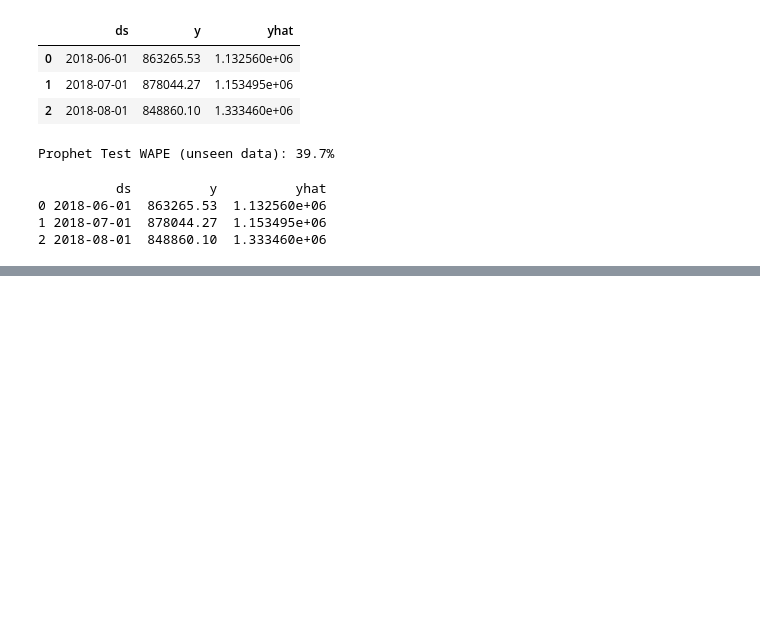
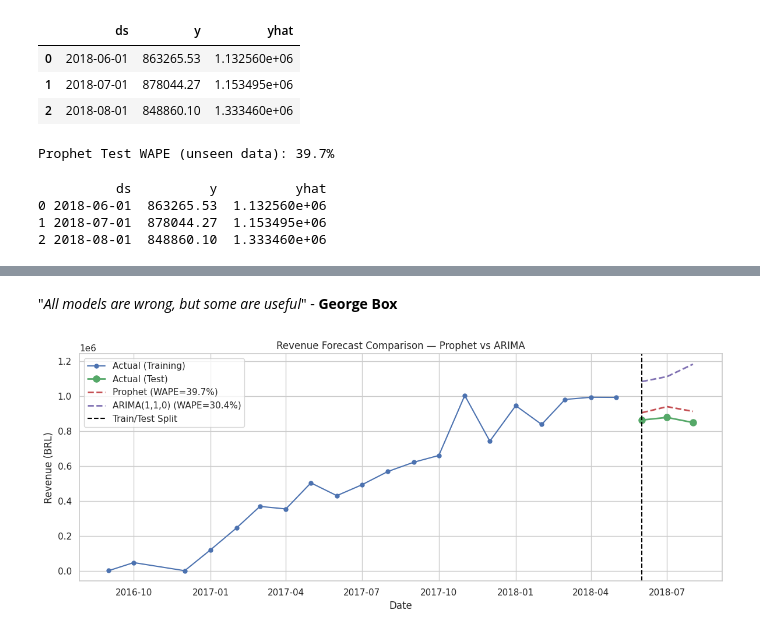
Before and after one commit to SaiShashankG/Olist_Brazilian, a Jupyter notebook: visualization.ipynb, the cells around one changed output, grey strips where cells are left out. Drawn from its saved outputs; the diff is of its cells as text; code cells hidden in the pictures; blank space fills up the shorter version.

```diff
--- a/visualization.ipynb
+++ b/visualization.ipynb
@@ -665,0 +891,13 @@ print(test_eval[['ds', 'y', 'yhat']])
+# %%
+# Forecast using Auto ARIMA model
+arima_forecast = auto_model.predict(n_periods=3)
+print("ARIMA(1,1,0) Forecast:")
+print(arima_forecast)
+print("\nActual values:")
+print(test['y'].values)
+
+# Calculate WAPE
+wape_arima = abs(test['y'].values - arima_forecast).sum() / test['y'].sum() * 100
+print(f"\nARIMA(1,1,0) Test WAPE:     {wape_arima:.1f}%")
+print(f"Prophet Test WAPE:           39.7%")
+print(f"Prophet (no season) WAPE:    37.8%")
@@ -665,0 +925,35 @@ print(test_eval[['ds', 'y', 'yhat']])
+# %% [markdown]
+<font color='navyblue'> "*All models are wrong, but some are useful*" - **George Box** </font>
+# %%
+fig, ax = plt.subplots(figsize=(12, 5))
+
+# Training actual
+ax.plot(train['ds'], train['y'],
+        'bo-', label='Actual (Training)', markersize=5)
+
+# Test actual
+ax.plot(test['ds'], test['y'],
+        'go-', label='Actual (Test)', markersize=8, linewidth=2)
+
+# Prophet forecast
+test_dates = test['ds'].values
+ax.plot(test_dates, forecast3[forecast3['ds'].isin(test['ds'])]['yhat'].values,
+        'r--', label=f'Prophet (WAPE=39.7%)', linewidth=2)
+
+# ARIMA forecast
+ax.plot(test_dates, arima_forecast,
+        'm--', label=f'ARIMA(1,1,0) (WAPE=30.4%)', linewidth=2)
+
+# Train/test split line
+ax.axvline(x=pd.Timestamp('2018-06-01'),
+           color='black', linestyle='--', linewidth=1.5,
+           label='Train/Test Split')
+
+ax.set_title('Revenue Forecast Comparison — Prophet vs ARIMA')
+ax.set_xlabel('Date')
+ax.set_ylabel('Revenue (BRL)')
+ax.legend()
+plt.tight_layout()
+plt.show()
+# %% [output]
+[figure, added]
```
Also changed, not shown: parts of 45 cells of this notebook, 1 other file.
